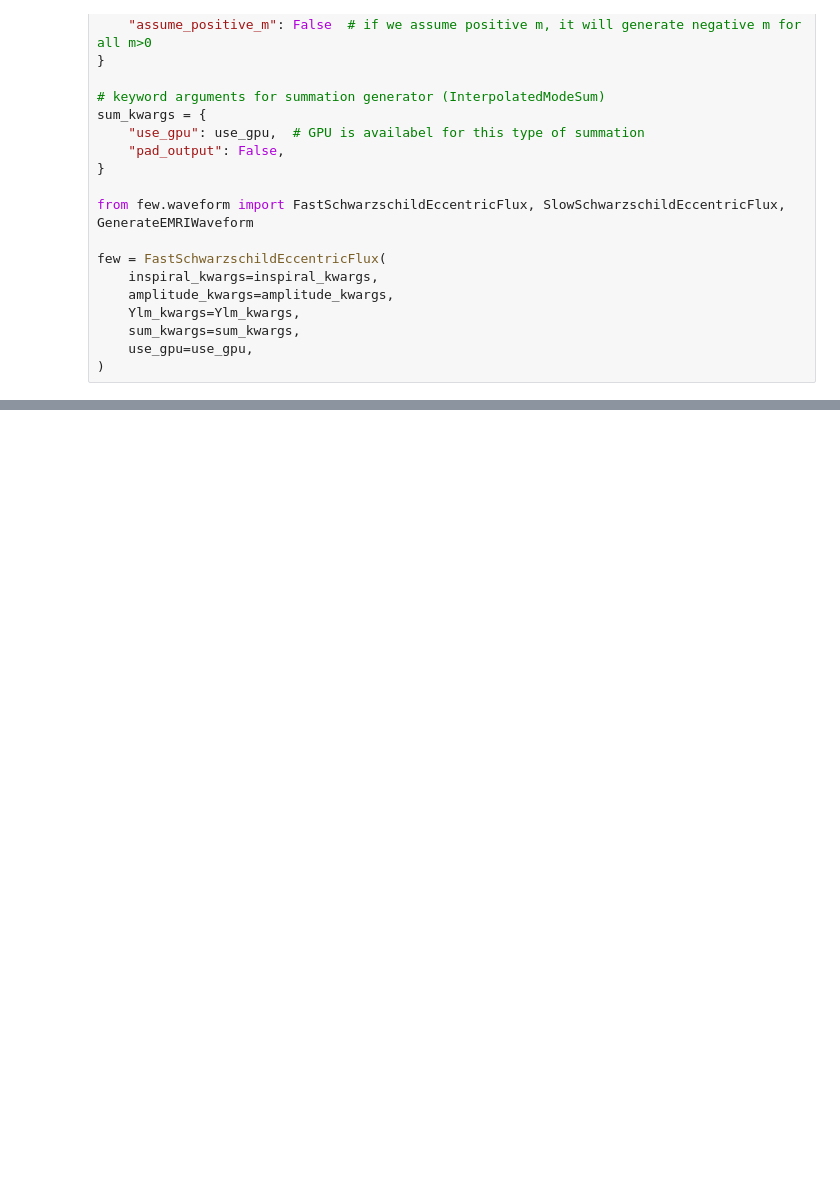
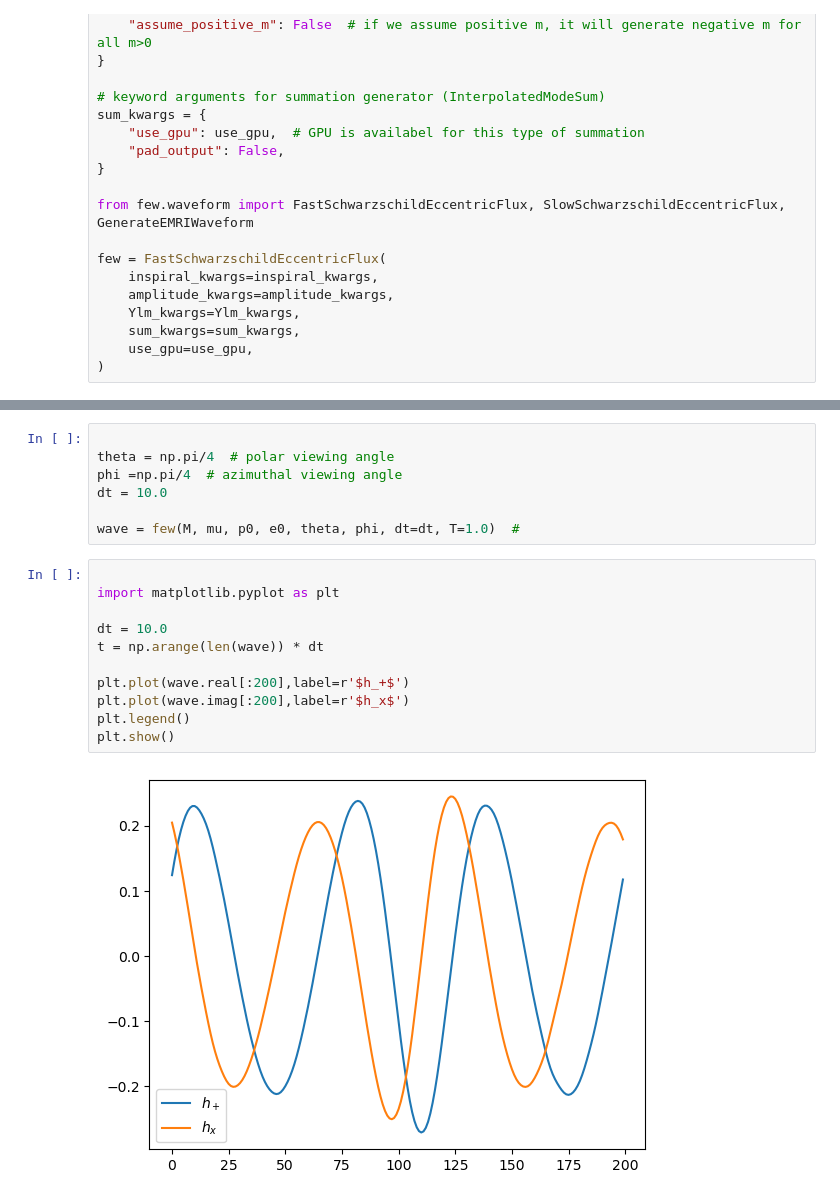
Before and after one commit to smmasruk/M1_Intership, a Jupyter notebook: BHP_toolkit/test_notebook1.ipynb, the cells around one changed output, grey strips where cells are left out. Drawn from its saved outputs; the diff is of its cells as text; blank space fills up the shorter version.

```diff
--- a/BHP_toolkit/test_notebook1.ipynb
+++ b/BHP_toolkit/test_notebook1.ipynb
@@ -89,0 +94,20 @@ plt.show()
+# %%
+
+theta = np.pi/4  # polar viewing angle
+phi =np.pi/4  # azimuthal viewing angle
+dt = 10.0
+
+wave = few(M, mu, p0, e0, theta, phi, dt=dt, T=1.0)  #
+# %%
+
+import matplotlib.pyplot as plt
+
+dt = 10.0
+t = np.arange(len(wave)) * dt
+
+plt.plot(wave.real[:200],label=r'$h_+$')
+plt.plot(wave.imag[:200],label=r'$h_x$')
+plt.legend()
+plt.show()
+# %% [output]
+[figure, added]
```
Also changed, not shown: parts of 11 cells of this notebook, 4 other files.
